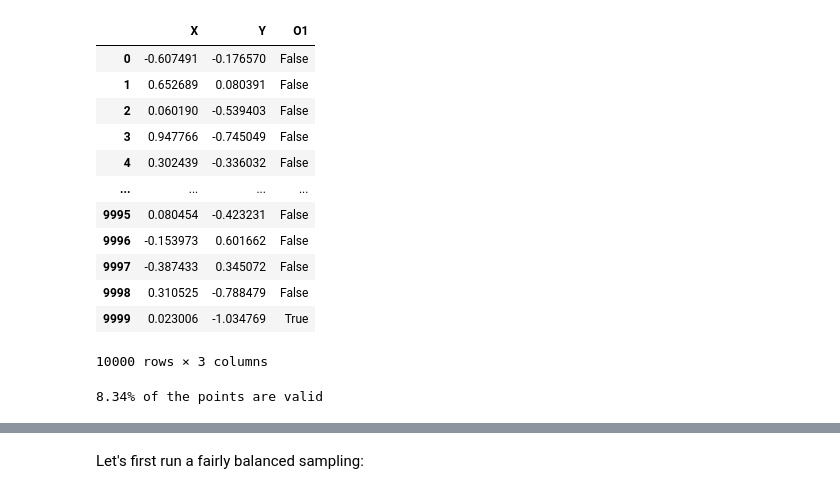
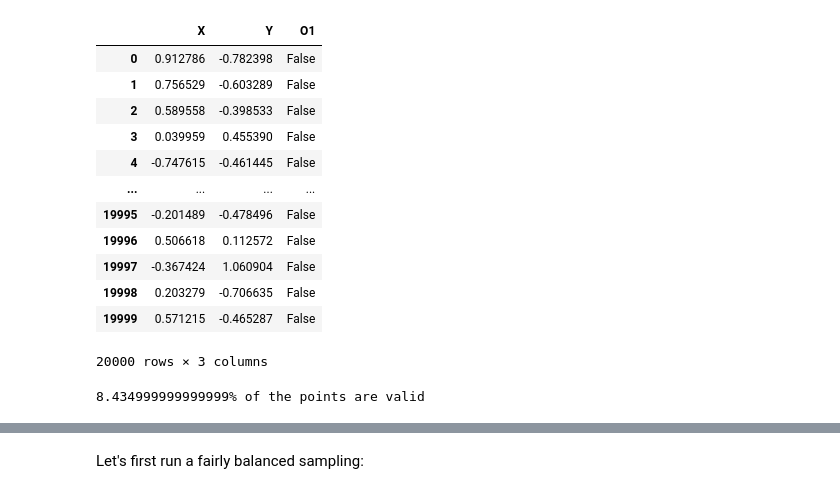
Before and after one commit to Lyleregenwetter/Multiobjective-Counterfactuals-for-Design, a Jupyter notebook: notebooks/2D Paper Results.ipynb, the cells around one changed output, grey strips where cells are left out. Cells and saved outputs as stored; diff of their text form; code cells hidden in the pictures.

```diff
--- a/notebooks/2D Paper Results.ipynb
+++ b/notebooks/2D Paper Results.ipynb
@@ -20,32 +20,32 @@ def validity(_x): #Validity function for the 2D case
     sc = np.less(np.power(np.power(np.power((a-b), 6)-1, 2) + np.power(np.power((a+b), 6)-1, 2), 2), 0.99) #Arcs
     return np.logical_or(fc, sc) #If points are in circle or arcs they are valid
 # %%
-all_datapoints = np.random.rand(10000, 2) #Sample 10000 2D points
+all_datapoints = np.random.rand(20000, 2) #Sample 10000 2D points
 all_datapoints = all_datapoints*2.2-1.1 #Scale from -1.1 to 1.1
 x_df = pd.DataFrame(all_datapoints, columns = ["X", "Y"])
 validity_mask = validity(x_df)
 y_df = pd.DataFrame(validity_mask, columns = ["O1"])
 all_df = pd.concat([x_df, y_df], axis=1)
 display(all_df)
 # %% [output]
 |  | X | Y | O1 |
-| 0 | -0.607491 | -0.176570 | False |
-| 1 | 0.652689 | 0.080391 | False |
-| 2 | 0.060190 | -0.539403 | False |
-| 3 | 0.947766 | -0.745049 | False |
-| 4 | 0.302439 | -0.336032 | False |
+| 0 | 0.912786 | -0.782398 | False |
+| 1 | 0.756529 | -0.603289 | False |
+| 2 | 0.589558 | -0.398533 | False |
+| 3 | 0.039959 | 0.455390 | False |
+| 4 | -0.747615 | -0.461445 | False |
 | ... | ... | ... | ... |
-| 9995 | 0.080454 | -0.423231 | False |
-| 9996 | -0.153973 | 0.601662 | False |
-| 9997 | -0.387433 | 0.345072 | False |
-| 9998 | 0.310525 | -0.788479 | False |
-| 9999 | 0.023006 | -1.034769 | True |
+| 19995 | -0.201489 | -0.478496 | False |
+| 19996 | 0.506618 | 0.112572 | False |
+| 19997 | -0.367424 | 1.060904 | False |
+| 19998 | 0.203279 | -0.706635 | False |
+| 19999 | 0.571215 | -0.465287 | False |
-10000 rows × 3 columns
+20000 rows × 3 columns
 # %%
 v = 100*np.mean(all_df["O1"])
 print(f"{v}% of the points are valid")
 # %% [output]
-8.34% of the points are valid
+8.434999999999999% of the points are valid
 # %%
 def plotcfs(validity, counterfactuals, query, rangearr, dataset=False):
     xx, yy = np.mgrid[rangearr[0,0]:rangearr[0,1]:.001, rangearr[1,0]:rangearr[1,1]:.001]
```
Also changed, not shown: parts of 8 cells of this notebook, 1 other file.
